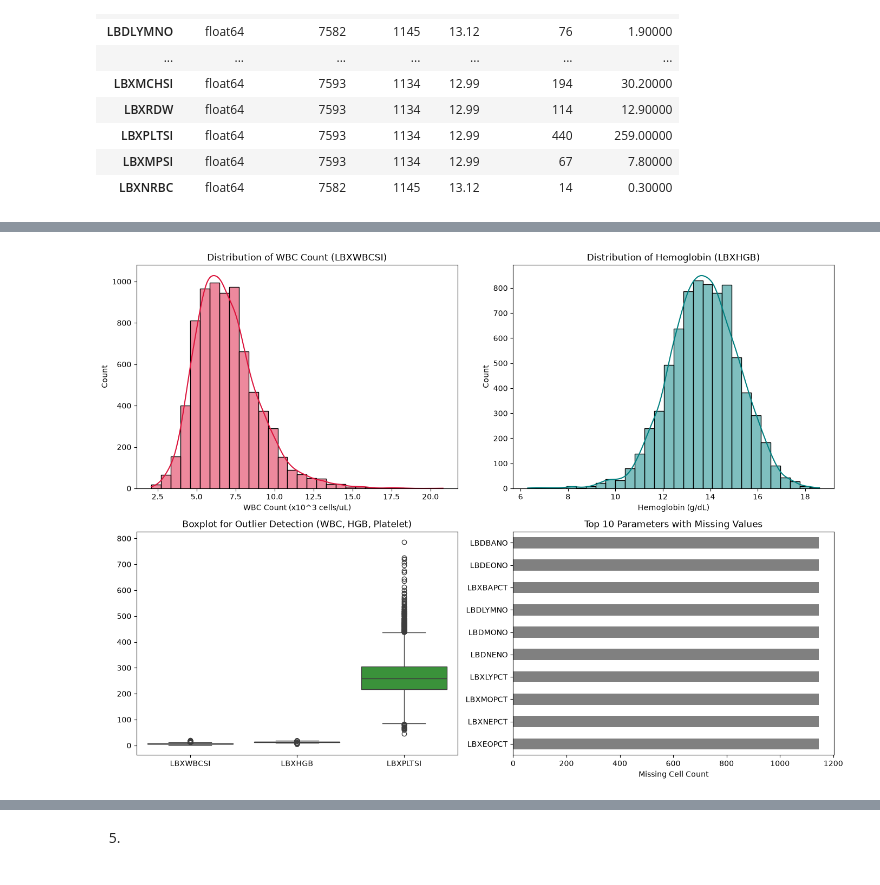
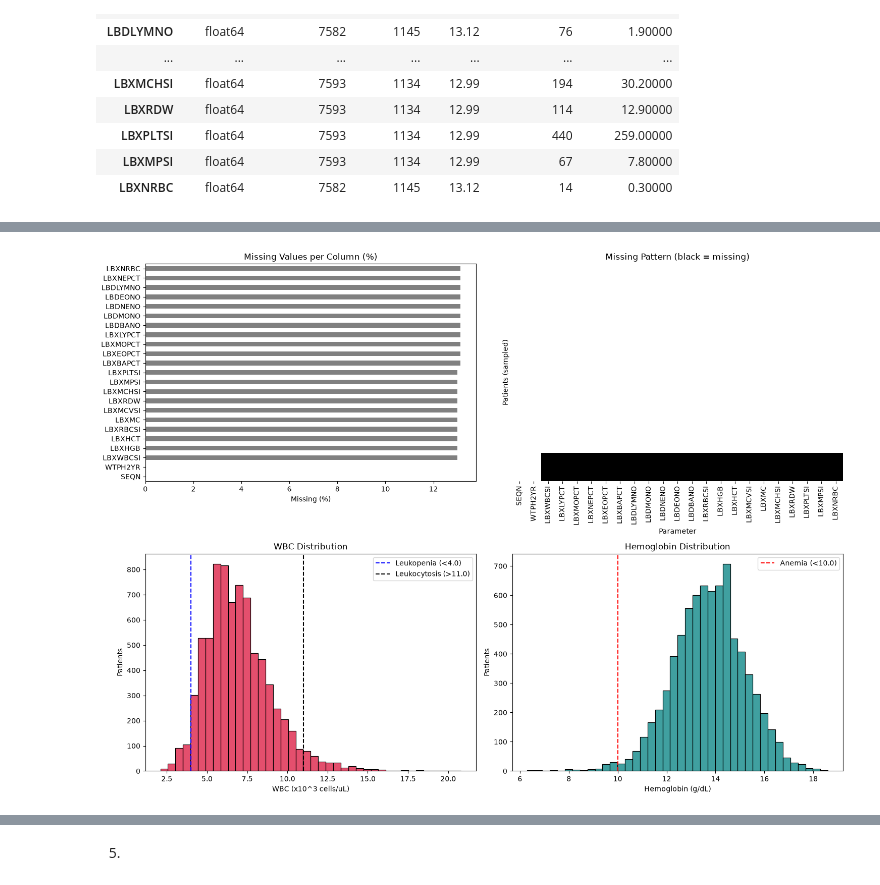
Before and after one commit to a212396-sudo/hospital-cempaka-lab, a Jupyter notebook: notebook/hospital_cempaka_pipeline.ipynb, the cells around one changed output, grey strips where cells are left out. Saved outputs shown, nothing was run; the diff lists cells and outputs as text; code cells hidden in the pictures.

```diff
--- a/notebook/hospital_cempaka_pipeline.ipynb
+++ b/notebook/hospital_cempaka_pipeline.ipynb
@@ -98,27 +102,37 @@ pd.Series(quality_checks).to_frame(name="issue_count")
 # %%
-fig, axes = plt.subplots(2, 2, figsize=(14, 10))
+fig, axes = plt.subplots(2, 2, figsize=(15, 11))
 
-# Chart 1: Distribution of White Blood Cell Count (LBXWBCSI)
-sns.histplot(cbc_df["LBXWBCSI"].dropna(), bins=30, kde=True, ax=axes[0, 0], color="crimson")
-axes[0, 0].set_title("Distribution of WBC Count (LBXWBCSI)")
-axes[0, 0].set_xlabel("WBC Count (x10^3 cells/uL)")
+# Chart 1: % missing setiap lajur (semua lajur, bukan top 10)
+miss_pct = (cbc_df.drop(columns=["Unnamed: 0"]).isna().mean() * 100).sort_values()
+miss_pct.plot(kind="barh", ax=axes[0, 0], color="gray")
+axes[0, 0].set_title("Missing Values per Column (%)")
+axes[0, 0].set_xlabel("Missing (%)")
 
-# Chart 2: Distribution of Hemoglobin (LBXHGB)
-sns.histplot(cbc_df["LBXHGB"].dropna(), bins=30, kde=True, ax=axes[0, 1], color="teal")
-axes[0, 1].set_title("Distribution of Hemoglobin (LBXHGB)")
-axes[0, 1].set_xlabel("Hemoglobin (g/dL)")
+# Chart 2: Heatmap corak missing (hitam = kosong)
+sample = cbc_df.drop(columns=["Unnamed: 0"]).sort_values("LBXHGB", na_position="last").iloc[::20]
+sns.heatmap(sample.isna(), cbar=False, yticklabels=False, cmap="Greys", ax=axes[0, 1])
+axes[0, 1].set_title("Missing Pattern (black = missing)")
+axes[0, 1].set_xlabel("Parameter")
+axes[0, 1].set_ylabel("Patients (sampled)")
 
-# Chart 3: Detection of Outliers in Key Blood Parameters (Boxplot)
-sns.boxplot(data=cbc_df[["LBXWBCSI", "LBXHGB", "LBXPLTSI"]].dropna(), ax=axes[1, 0])
-axes[1, 0].set_title("Boxplot for Outlier Detection (WBC, HGB, Platelet)")
+# Chart 3: Histogram WBC + threshold klinikal
+sns.histplot(cbc_df["LBXWBCSI"].dropna(), bins=40, ax=axes[1, 0], color="crimson")
+axes[1, 0].axvline(4.0, color="blue", ls="--", label="Leukopenia (<4.0)")
+axes[1, 0].axvline(11.0, color="black", ls="--", label="Leukocytosis (>11.0)")
+axes[1, 0].set_title("WBC Distribution")
+axes[1, 0].set_xlabel("WBC (x10^3 cells/uL)")
+axes[1, 0].set_ylabel("Patients")
+axes[1, 0].legend()
 
-# Chart 4: Missing Values Count per Blood Test Parameter
-missing_counts = cbc_df.isna().sum().sort_values(ascending=False).head(10)
-missing_counts.plot(kind="barh", ax=axes[1, 1], color="gray")
-axes[1, 1].set_title("Top 10 Parameters with Missing Values")
-axes[1, 1].set_xlabel("Missing Cell Count")
+# Chart 4: Histogram Hemoglobin + threshold anemia
+sns.histplot(cbc_df["LBXHGB"].dropna(), bins=40, ax=axes[1, 1], color="teal")
+axes[1, 1].axvline(10.0, color="red", ls="--", label="Anemia (<10.0)")
+axes[1, 1].set_title("Hemoglobin Distribution")
+axes[1, 1].set_xlabel("Hemoglobin (g/dL)")
+axes[1, 1].set_ylabel("Patients")
+axes[1, 1].legend()
 
 plt.tight_layout()
 plt.show()
 # %% [output]
-[figure, old version]
+[figure, new version]
```
Also changed, not shown: parts of 4 cells of this notebook.
